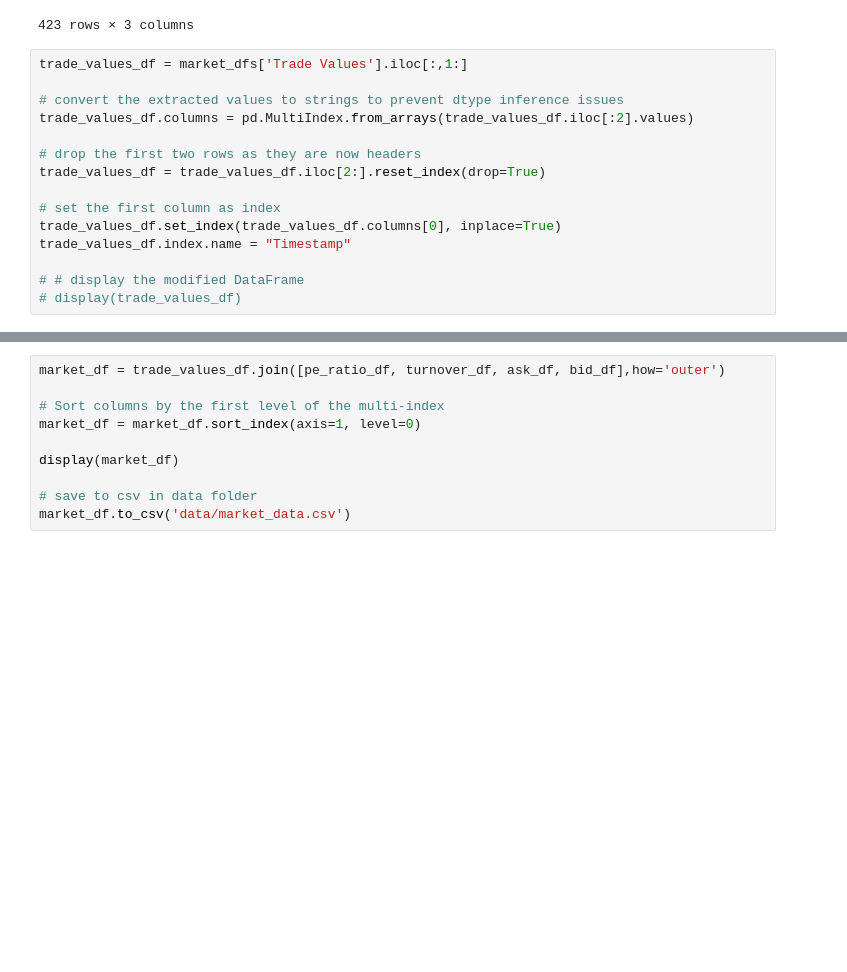
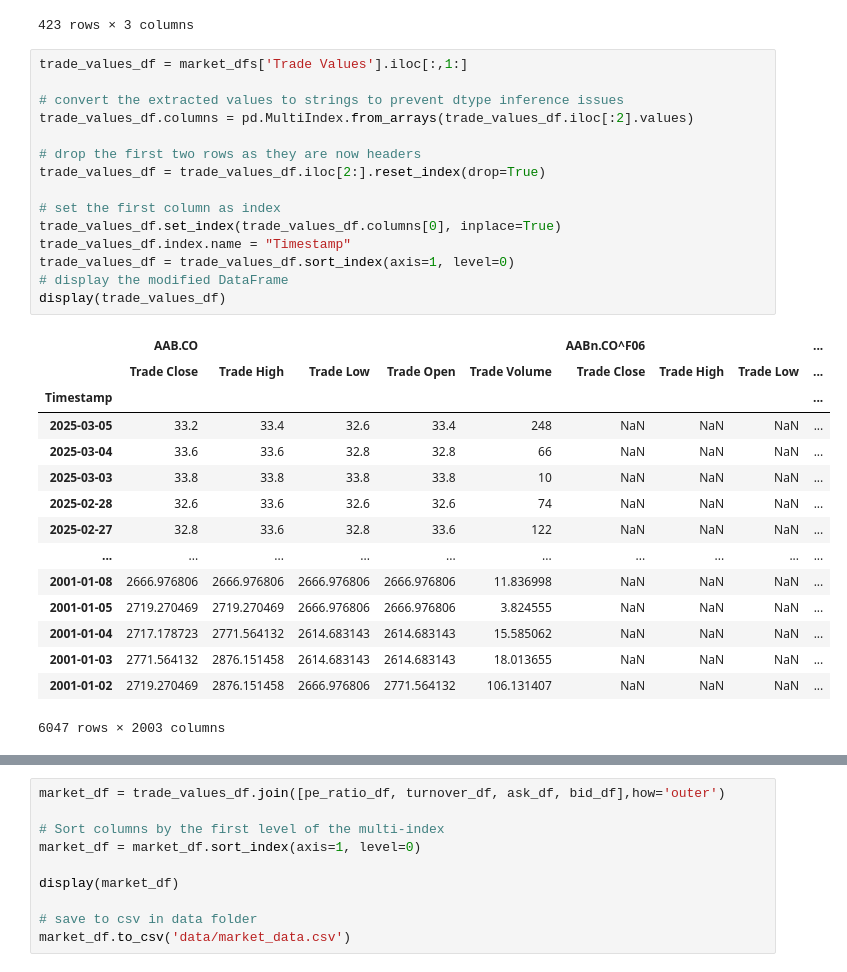
Before and after one commit to johanoelgaard/MastersThesis, a Jupyter notebook: eikon.ipynb, the cells around one changed output, grey strips where cells are left out. Saved outputs shown, nothing was run; the diff lists cells and outputs as text; blank space fills up the shorter version.

Commit message:
created a trade_df with cleaned trading data

```diff
--- a/eikon.ipynb
+++ b/eikon.ipynb
@@ -42,15 +42,31 @@ display(stocks_df)
 # %%
 trade_values_df = market_dfs['Trade Values'].iloc[:,1:]
 
 # convert the extracted values to strings to prevent dtype inference issues
 trade_values_df.columns = pd.MultiIndex.from_arrays(trade_values_df.iloc[:2].values)
 
 # drop the first two rows as they are now headers
 trade_values_df = trade_values_df.iloc[2:].reset_index(drop=True)
 
 # set the first column as index
 trade_values_df.set_index(trade_values_df.columns[0], inplace=True)
 trade_values_df.index.name = "Timestamp"
-
-# # display the modified DataFrame
-# display(trade_values_df)
+trade_values_df = trade_values_df.sort_index(axis=1, level=0)
+# display the modified DataFrame
+display(trade_values_df)
+# %% [output]
+|  | AAB.CO |  |  |  |  | AABn.CO^F06 |  |  | ... |
+|  | Trade Close | Trade High | Trade Low | Trade Open | Trade Volume | Trade Close | Trade High | Trade Low | ... |
+| Timestamp |  |  |  |  |  |  |  |  | ... |
+| 2025-03-05 | 33.2 | 33.4 | 32.6 | 33.4 | 248 | NaN | NaN | NaN | ... |
+| 2025-03-04 | 33.6 | 33.6 | 32.8 | 32.8 | 66 | NaN | NaN | NaN | ... |
+| 2025-03-03 | 33.8 | 33.8 | 33.8 | 33.8 | 10 | NaN | NaN | NaN | ... |
+| 2025-02-28 | 32.6 | 33.6 | 32.6 | 32.6 | 74 | NaN | NaN | NaN | ... |
+| 2025-02-27 | 32.8 | 33.6 | 32.8 | 33.6 | 122 | NaN | NaN | NaN | ... |
+| ... | ... | ... | ... | ... | ... | ... | ... | ... | ... |
+| 2001-01-08 | 2666.976806 | 2666.976806 | 2666.976806 | 2666.976806 | 11.836998 | NaN | NaN | NaN | ... |
+| 2001-01-05 | 2719.270469 | 2719.270469 | 2666.976806 | 2666.976806 | 3.824555 | NaN | NaN | NaN | ... |
+| 2001-01-04 | 2717.178723 | 2771.564132 | 2614.683143 | 2614.683143 | 15.585062 | NaN | NaN | NaN | ... |
+| 2001-01-03 | 2771.564132 | 2876.151458 | 2614.683143 | 2614.683143 | 18.013655 | NaN | NaN | NaN | ... |
+| 2001-01-02 | 2719.270469 | 2876.151458 | 2666.976806 | 2771.564132 | 106.131407 | NaN | NaN | NaN | ... |
+6047 rows × 2003 columns
```
Also changed, not shown: parts of 8 cells of this notebook, 2 other files.
